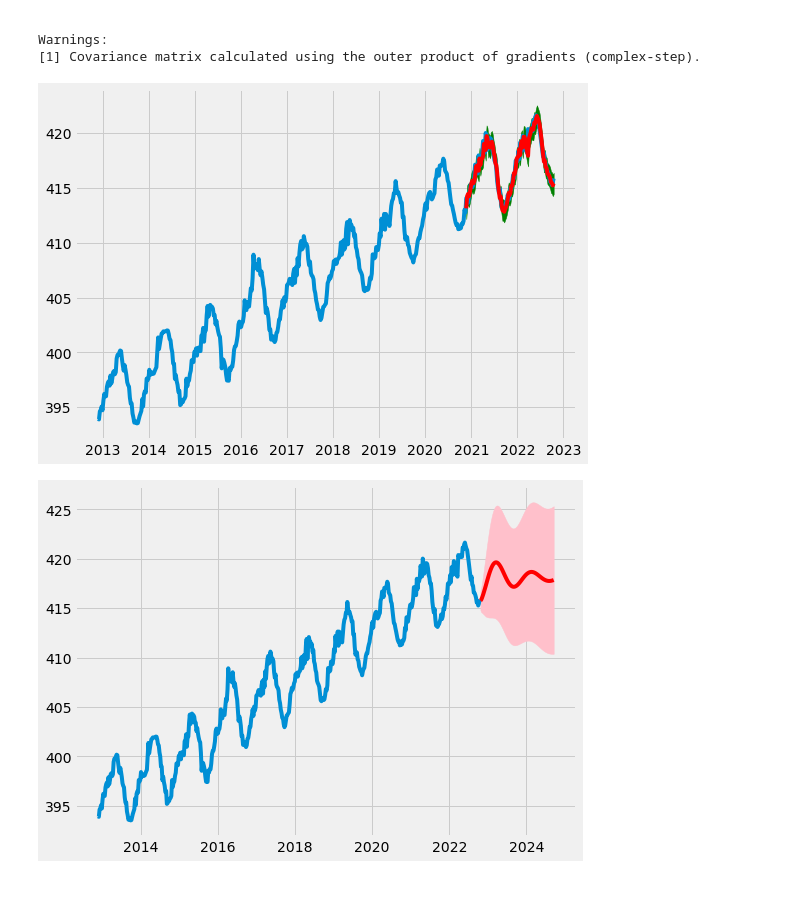
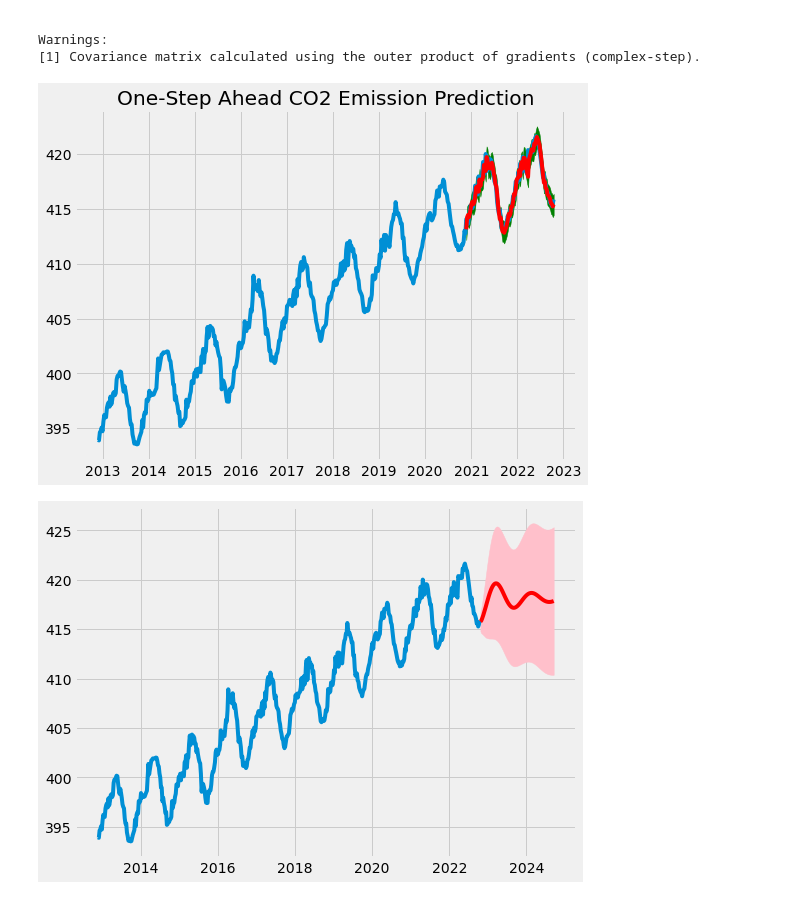
Before and after one commit to uzoma-iloanugo/CO2-Emission---Time-Series-Analysis, a Jupyter notebook: co2_emission.ipynb, the cells around one changed output. Saved outputs shown, nothing was run; the diff lists cells and outputs as text; code cells hidden in the pictures.

Commit message:
Added title label on prediction and forecast plots

```diff
--- a/co2_emission.ipynb
+++ b/co2_emission.ipynb
@@ -355,19 +355,20 @@ Warnings:
 # %%
 # One-step ahead prediction
 
 forecast = res82.get_prediction(start = -100)
 mean = forecast.predicted_mean
 conf_int = forecast.conf_int()
 
 lower_limit = conf_int.loc[:, 'lower average']
 upper_limit = conf_int.loc[:, 'upper average']
 
 plt.plot(co2_levels.index[2010:], co2_levels[2010:], label = 'observed')
 plt.plot(mean.index, mean, label = 'Predicted', color = 'r')
 plt.fill_between(lower_limit.index, lower_limit, upper_limit, color = 'green')
+plt.title("One-Step Ahead CO2 Emission Prediction")
 plt.show()
 # %% [output]
-[figure, old version]
+[figure, new version]
 # %%
 # Forcast 100 observations ahead
 
```
